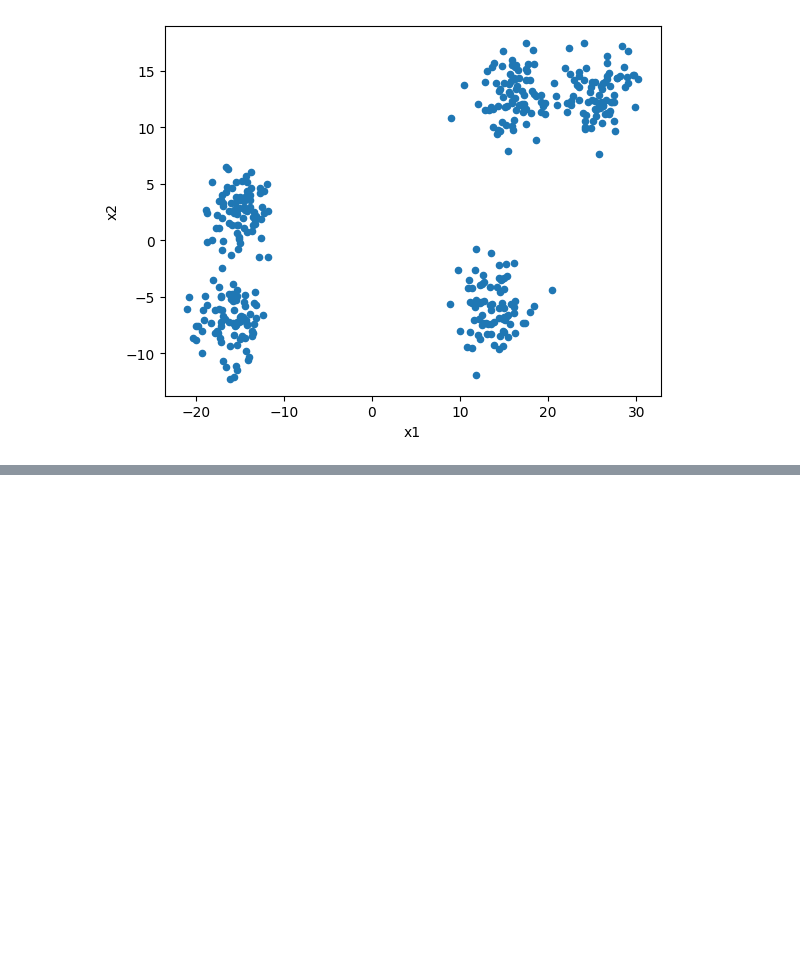
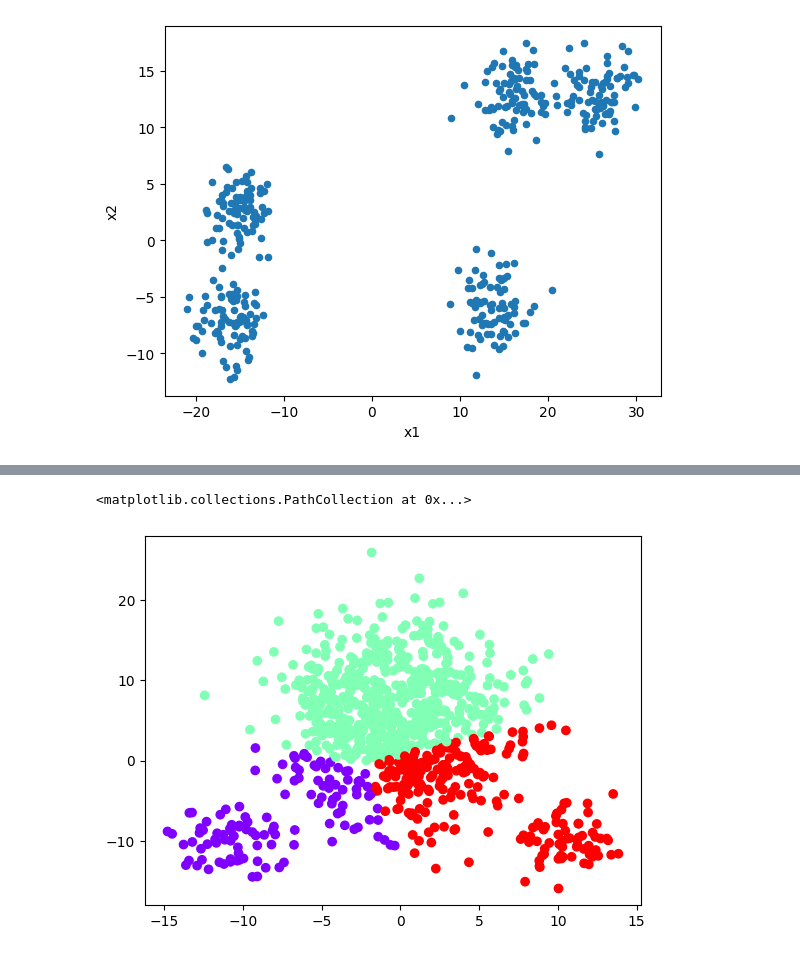
Before and after one commit to adnanqidwai/Comparing_Clustering_Algos, a Jupyter notebook: 2.ipynb, the cells around one changed output, grey strips where cells are left out. Cells and saved outputs as stored; diff of their text form; code cells hidden in the pictures; blank space fills up the shorter version.

```diff
--- a/2.ipynb
+++ b/2.ipynb
@@ -28,0 +33,10 @@ wellSeperated.plot(x='1', y='2', kind='scatter')
+# %%
+Kmeans_compact=KMeans(n_clusters=3, random_state=0).fit(compact)
+Kmeans_skewed=KMeans(n_clusters=3, random_state=0).fit(skewed)
+Kmeans_subClusters=KMeans(n_clusters=3,random_state=0).fit(subClusters)
+Kmeans_wellSeperated=KMeans(n_clusters=3, random_state=0).fit(wellSeperated)
+# %%
+plt.scatter(skewed['x1'], skewed['x2'], c=Kmeans_skewed.labels_, cmap='rainbow')
+# %% [output]
+<matplotlib.collections.PathCollection at 0x...>
+[figure, added]
```
Also changed, not shown: parts of 5 cells of this notebook.
